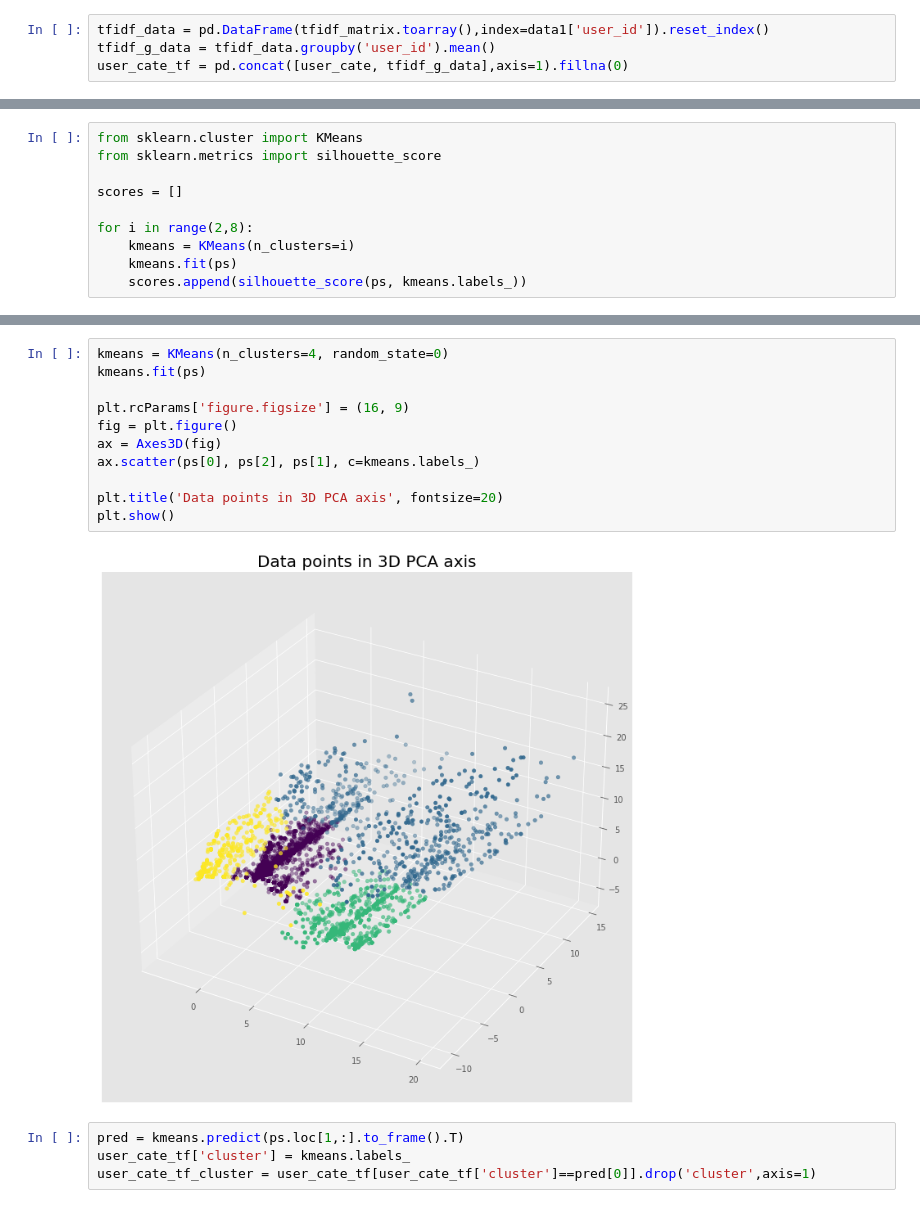
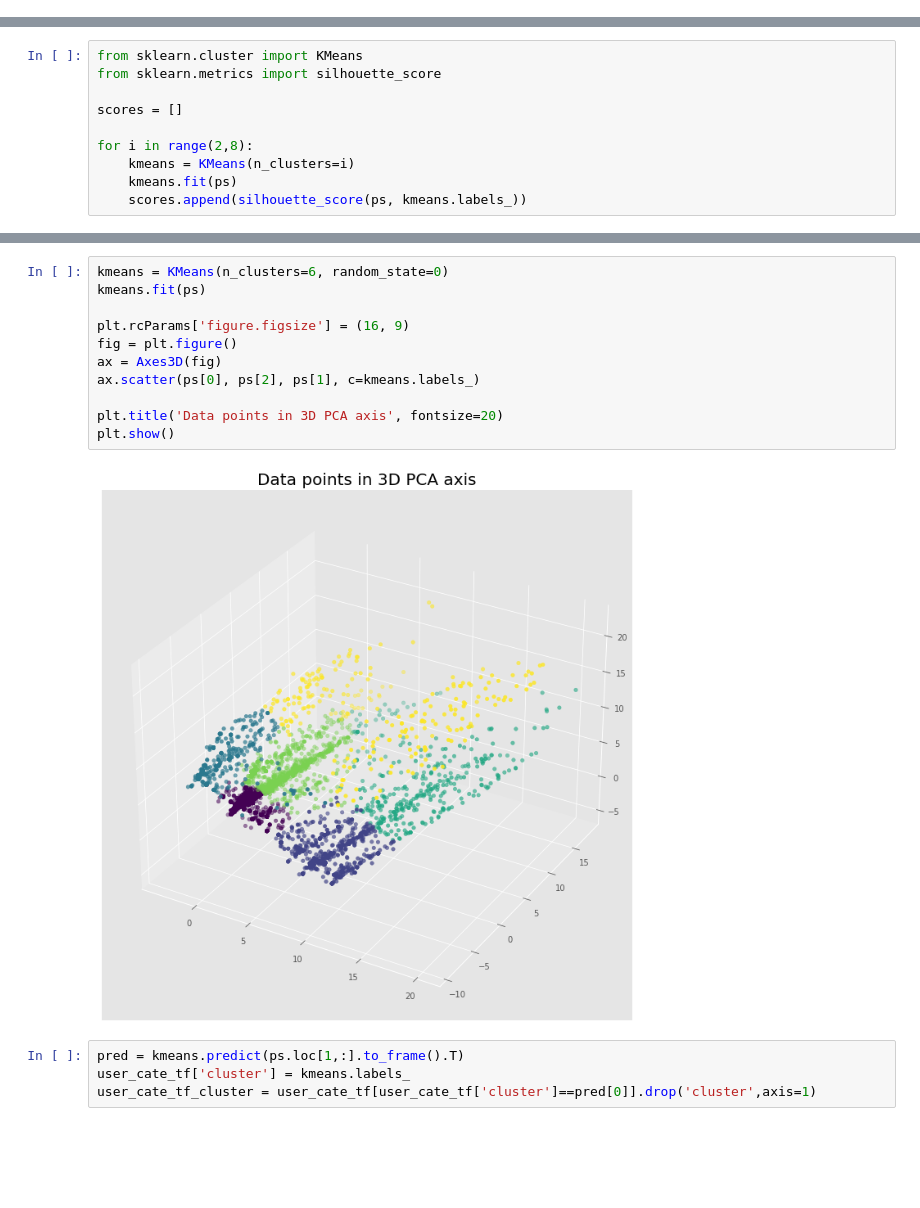
Before and after one commit to GyuYoungCho/BOOKS, a Jupyter notebook: backend/api/Untitled.ipynb, the cells around one changed output, grey strips where cells are left out. Saved outputs shown, nothing was run; the diff lists cells and outputs as text; blank space fills up the shorter version.

```diff
--- a/backend/api/Untitled.ipynb
+++ b/backend/api/Untitled.ipynb
@@ -169,7 +106,3 @@ tfidf_matrix = tfidf.fit_transform(data1['content'])
-# %%
-tfidf_data = pd.DataFrame(tfidf_matrix.toarray(),index=data1['user_id']).reset_index()
-tfidf_g_data = tfidf_data.groupby('user_id').mean()
-user_cate_tf = pd.concat([user_cate, tfidf_g_data],axis=1).fillna(0)
 # %%
 from sklearn.decomposition import PCA
 
@@ -205,16 +142,16 @@ plt.show()
 # %%
-kmeans = KMeans(n_clusters=4, random_state=0)
+kmeans = KMeans(n_clusters=6, random_state=0)
 kmeans.fit(ps)
 
 plt.rcParams['figure.figsize'] = (16, 9)
 fig = plt.figure()
 ax = Axes3D(fig)
 ax.scatter(ps[0], ps[2], ps[1], c=kmeans.labels_)
 
 plt.title('Data points in 3D PCA axis', fontsize=20)
 plt.show()
 # %% [output]
-[figure, old version]
+[figure, new version]
 # %%
 pred = kmeans.predict(ps.loc[1,:].to_frame().T)
 user_cate_tf['cluster'] = kmeans.labels_
```
Also changed, not shown: parts of 9 cells of this notebook, 9 other files.
